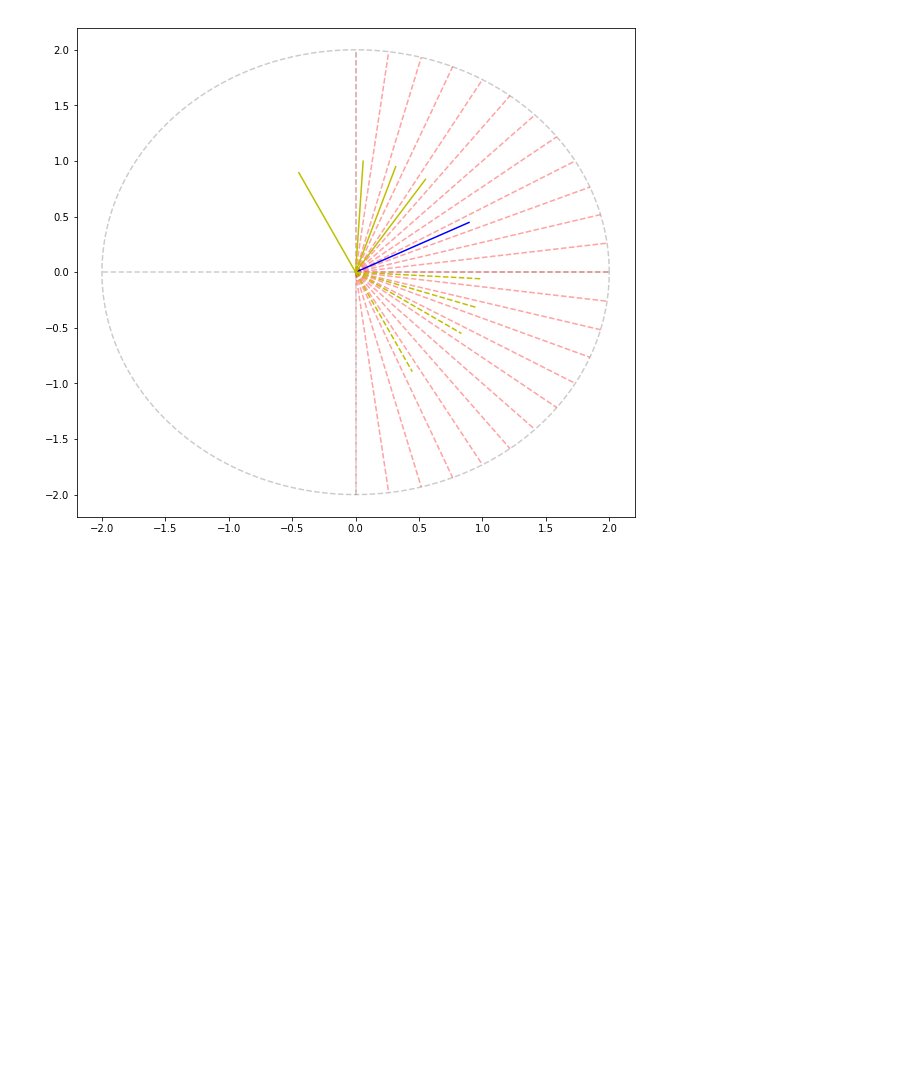
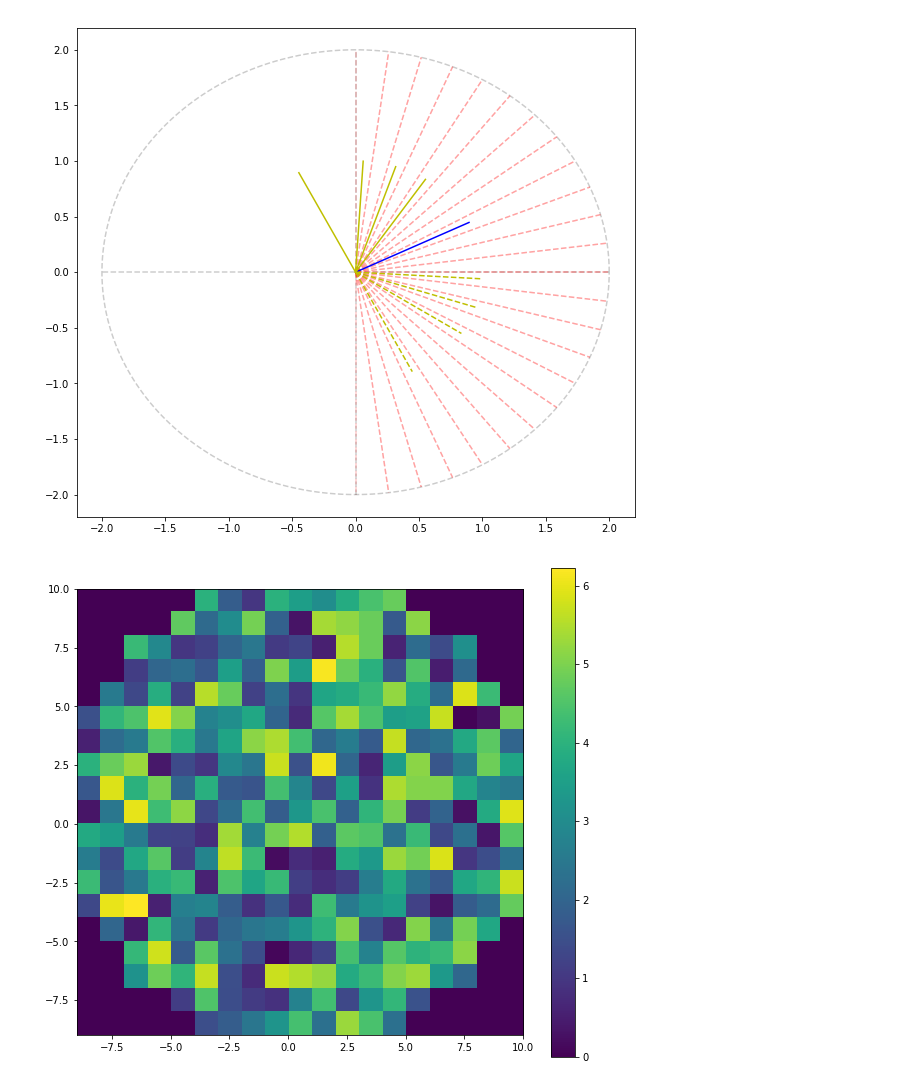
Before and after one commit to EndCar808/2D-Navier-Stokes, a Jupyter notebook: Plotting/SectorSyncAcrossSector_rw.ipynb, the cells around one changed output. Drawn from its saved outputs; the diff is of its cells as text; code cells hidden in the pictures; blank space fills up the shorter version.

```diff
--- a/Plotting/SectorSyncAcrossSector_rw.ipynb
+++ b/Plotting/SectorSyncAcrossSector_rw.ipynb
@@ -834,0 +845,39 @@ print( np.angle(k3_i) - (n_theta/2) * dtheta)
+# %%
+Nx = 32
+Ny = 32
+kx = np.arange(-Nx/2 + 1, Nx/2 + 1, 1, dtype = "int64")
+ky = np.arange(0, Ny/2 + 1, 1, dtype = "int64")
+kmax = int(Nx / 3)
+kmax_sqr = kmax**2
+# %%
+## Get full field data
+phi_k = np.random.uniform(-np.pi, np.pi, (Nx, int(Ny/2 + 1)))
+a_k   = np.random.uniform(0.0, 10, (Nx, int(Ny/2 + 1)))
+
+phases = np.zeros((2 * kmax - 1, 2 * kmax - 1))
+amps   = np.zeros((2 * kmax - 1, 2 * kmax - 1))
+
+for k_x in kx:
+    if np.absolute(k_x) < kmax:
+        for k_y in ky:
+            if np.absolute(k_y) < kmax:
+
+                k_sqr = k_x**2 + k_y**2
+
+                if k_sqr < kmax_sqr:
+                    if k_y == 0:
+                        phases[kmax - 1 - k_x, kmax - 1 + k_y] = np.mod(phi_k[k_x, k_y], 2.0 * np.pi)
+                        amps[kmax - 1 - k_x, kmax - 1 + k_y]   = a_k[k_x, k_y]
+                    else:
+                        phases[kmax - 1 - k_x, kmax - 1 + k_y] = np.mod(phi_k[k_x, k_y], 2.0 * np.pi)
+                        phases[kmax - 1 + k_x, kmax - 1 - k_y] = np.mod(-phi_k[k_x, k_y], 2.0 * np.pi)
+                        amps[kmax - 1 - k_x, kmax - 1 + k_y]   = a_k[k_x, k_y]
+                        amps[kmax - 1 + k_x, kmax - 1 - k_y]   = a_k[k_x, k_y]
+
+
+plt.figure(figsize = (10, 9))
+plt.imshow(phases, extent = [-kmax + 1, kmax, -kmax + 1, kmax])
+plt.colorbar()
+plt.show()
+# %% [output]
+[figure, added]
```
Also changed, not shown: parts of 3 cells of this notebook, 1 other file.
